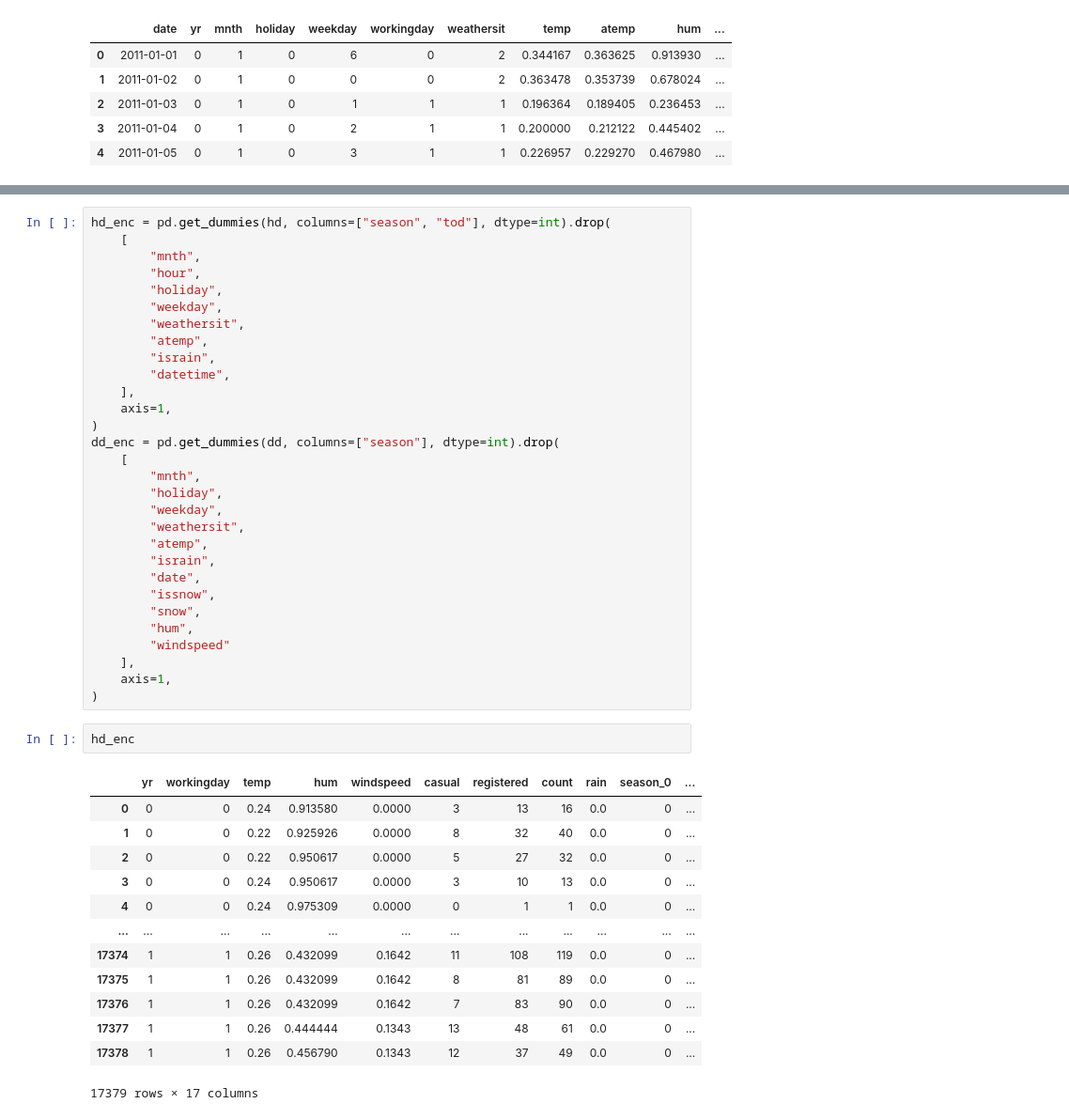
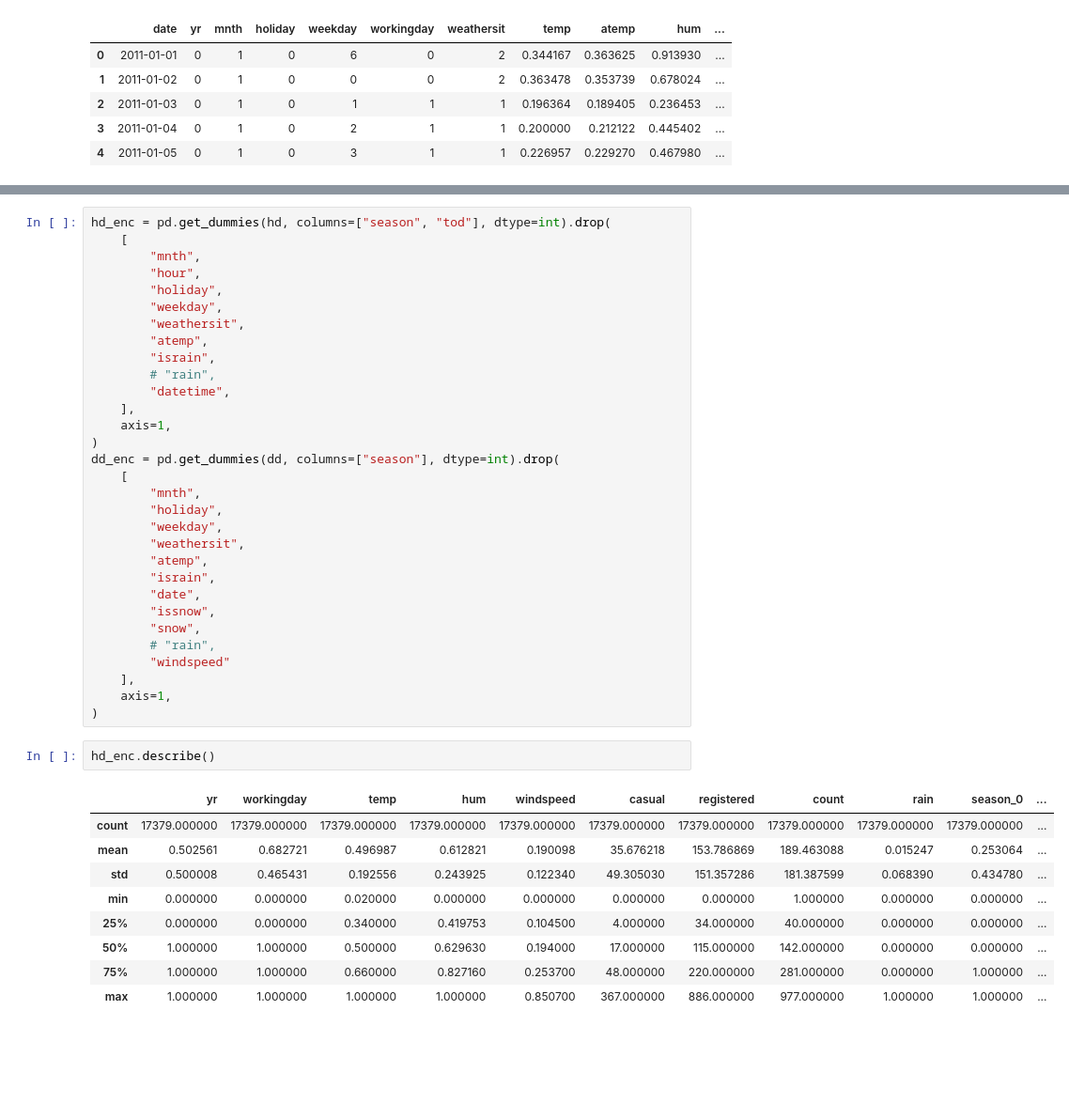
Before and after one commit to mks-0/code-academy, a Jupyter notebook: Capital-Bike-Share-Project/bikes-ml.ipynb, the cells around one changed output, grey strips where cells are left out. Shown: that part at 94% size. Cells and saved outputs as stored; diff of their text form; blank space fills up the shorter version.

```diff
--- a/Capital-Bike-Share-Project/bikes-ml.ipynb
+++ b/Capital-Bike-Share-Project/bikes-ml.ipynb
@@ -94,6 +94,7 @@ hd_enc = pd.get_dummies(hd, columns=["season", "tod"], dtype=int).drop(
         "weathersit",
         "atemp",
         "israin",
+        # "rain",
         "datetime",
     ],
     axis=1,
@@ -109,25 +110,21 @@ dd_enc = pd.get_dummies(dd, columns=["season"], dtype=int).drop(
         "date",
         "issnow",
         "snow",
-        "hum",
+        # "rain",
         "windspeed"
     ],
     axis=1,
 )
 # %%
-hd_enc
+hd_enc.describe()
 # %% [output]
 |  | yr | workingday | temp | hum | windspeed | casual | registered | count | rain | season_0 | ... |
-| 0 | 0 | 0 | 0.24 | 0.913580 | 0.0000 | 3 | 13 | 16 | 0.0 | 0 | ... |
-| 1 | 0 | 0 | 0.22 | 0.925926 | 0.0000 | 8 | 32 | 40 | 0.0 | 0 | ... |
-| 2 | 0 | 0 | 0.22 | 0.950617 | 0.0000 | 5 | 27 | 32 | 0.0 | 0 | ... |
-| 3 | 0 | 0 | 0.24 | 0.950617 | 0.0000 | 3 | 10 | 13 | 0.0 | 0 | ... |
-| 4 | 0 | 0 | 0.24 | 0.975309 | 0.0000 | 0 | 1 | 1 | 0.0 | 0 | ... |
-| ... | ... | ... | ... | ... | ... | ... | ... | ... | ... | ... | ... |
-| 17374 | 1 | 1 | 0.26 | 0.432099 | 0.1642 | 11 | 108 | 119 | 0.0 | 0 | ... |
-| 17375 | 1 | 1 | 0.26 | 0.432099 | 0.1642 | 8 | 81 | 89 | 0.0 | 0 | ... |
-| 17376 | 1 | 1 | 0.26 | 0.432099 | 0.1642 | 7 | 83 | 90 | 0.0 | 0 | ... |
-| 17377 | 1 | 1 | 0.26 | 0.444444 | 0.1343 | 13 | 48 | 61 | 0.0 | 0 | ... |
-| 17378 | 1 | 1 | 0.26 | 0.456790 | 0.1343 | 12 | 37 | 49 | 0.0 | 0 | ... |
+| count | 17379.000000 | 17379.000000 | 17379.000000 | 17379.000000 | 17379.000000 | 17379.000000 | 17379.000000 | 17379.000000 | 17379.000000 | 17379.000000 | ... |
+| mean | 0.502561 | 0.682721 | 0.496987 | 0.612821 | 0.190098 | 35.676218 | 153.786869 | 189.463088 | 0.015247 | 0.253064 | ... |
+| std | 0.500008 | 0.465431 | 0.192556 | 0.243925 | 0.122340 | 49.305030 | 151.357286 | 181.387599 | 0.068390 | 0.434780 | ... |
+| min | 0.000000 | 0.000000 | 0.020000 | 0.000000 | 0.000000 | 0.000000 | 0.000000 | 1.000000 | 0.000000 | 0.000000 | ... |
+| 25% | 0.000000 | 0.000000 | 0.340000 | 0.419753 | 0.104500 | 4.000000 | 34.000000 | 40.000000 | 0.000000 | 0.000000 | ... |
+| 50% | 1.000000 | 1.000000 | 0.500000 | 0.629630 | 0.194000 | 17.000000 | 115.000000 | 142.000000 | 0.000000 | 0.000000 | ... |
+| 75% | 1.000000 | 1.000000 | 0.660000 | 0.827160 | 0.253700 | 48.000000 | 220.000000 | 281.000000 | 0.000000 | 1.000000 | ... |
+| max | 1.000000 | 1.000000 | 1.000000 | 1.000000 | 0.850700 | 367.000000 | 886.000000 | 977.000000 | 1.000000 | 1.000000 | ... |
-17379 rows × 17 columns
 # %%
```
Also changed, not shown: parts of 16 cells of this notebook, 1 other file.
